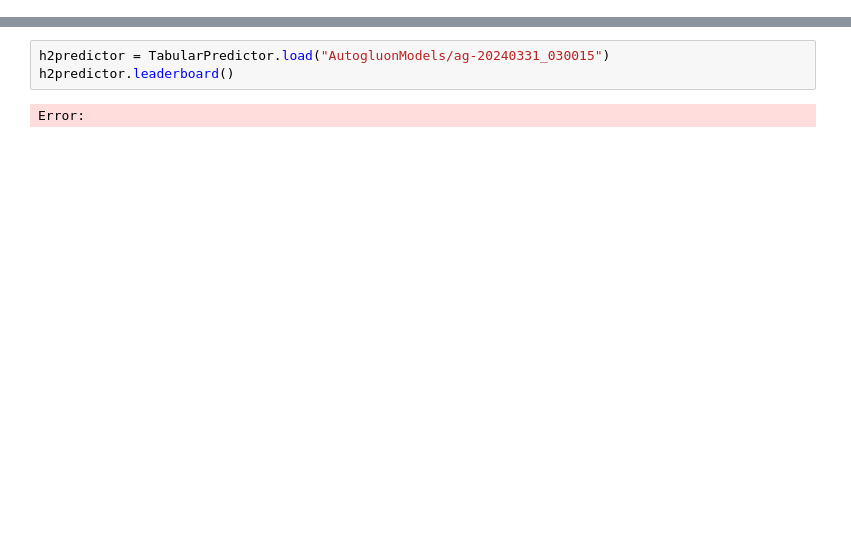
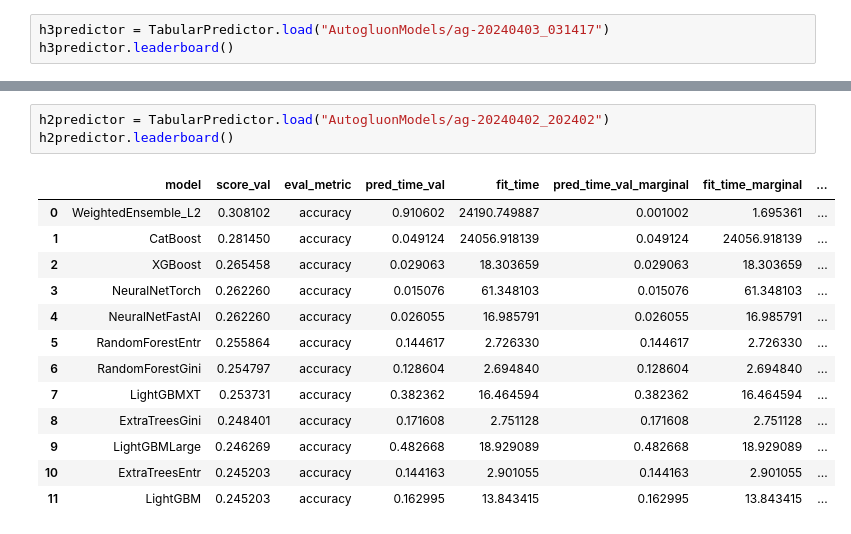
Before and after one commit to arbezy/effect-of-trans-proto-on-wfp, a Jupyter notebook: websitefingerprinting/automl_analysis.ipynb, the cells around one changed output, grey strips where cells are left out. Drawn from its saved outputs; the diff is of its cells as text; blank space fills up the shorter version.

```diff
--- a/websitefingerprinting/automl_analysis.ipynb
+++ b/websitefingerprinting/automl_analysis.ipynb
@@ -11,0 +5,3 @@ Error:
+# %%
+h3predictor = TabularPredictor.load("AutogluonModels/ag-20240403_031417")
+h3predictor.leaderboard()
@@ -12,5 +22,17 @@ Error:
 # %%
-h2predictor = TabularPredictor.load("AutogluonModels/ag-20240331_030015")
+h2predictor = TabularPredictor.load("AutogluonModels/ag-20240402_202402")
 h2predictor.leaderboard()
 # %% [output]
-Error:
+|  | model | score_val | eval_metric | pred_time_val | fit_time | pred_time_val_marginal | fit_time_marginal | ... |
+| 0 | WeightedEnsemble_L2 | 0.308102 | accuracy | 0.910602 | 24190.749887 | 0.001002 | 1.695361 | ... |
+| 1 | CatBoost | 0.281450 | accuracy | 0.049124 | 24056.918139 | 0.049124 | 24056.918139 | ... |
+| 2 | XGBoost | 0.265458 | accuracy | 0.029063 | 18.303659 | 0.029063 | 18.303659 | ... |
+| 3 | NeuralNetTorch | 0.262260 | accuracy | 0.015076 | 61.348103 | 0.015076 | 61.348103 | ... |
+| 4 | NeuralNetFastAI | 0.262260 | accuracy | 0.026055 | 16.985791 | 0.026055 | 16.985791 | ... |
+| 5 | RandomForestEntr | 0.255864 | accuracy | 0.144617 | 2.726330 | 0.144617 | 2.726330 | ... |
+| 6 | RandomForestGini | 0.254797 | accuracy | 0.128604 | 2.694840 | 0.128604 | 2.694840 | ... |
+| 7 | LightGBMXT | 0.253731 | accuracy | 0.382362 | 16.464594 | 0.382362 | 16.464594 | ... |
+| 8 | ExtraTreesGini | 0.248401 | accuracy | 0.171608 | 2.751128 | 0.171608 | 2.751128 | ... |
+| 9 | LightGBMLarge | 0.246269 | accuracy | 0.482668 | 18.929089 | 0.482668 | 18.929089 | ... |
+| 10 | ExtraTreesEntr | 0.245203 | accuracy | 0.144163 | 2.901055 | 0.144163 | 2.901055 | ... |
+| 11 | LightGBM | 0.245203 | accuracy | 0.162995 | 13.843415 | 0.162995 | 13.843415 | ... |
```
Also changed, not shown: parts of 15 cells of this notebook, 3 other files.
